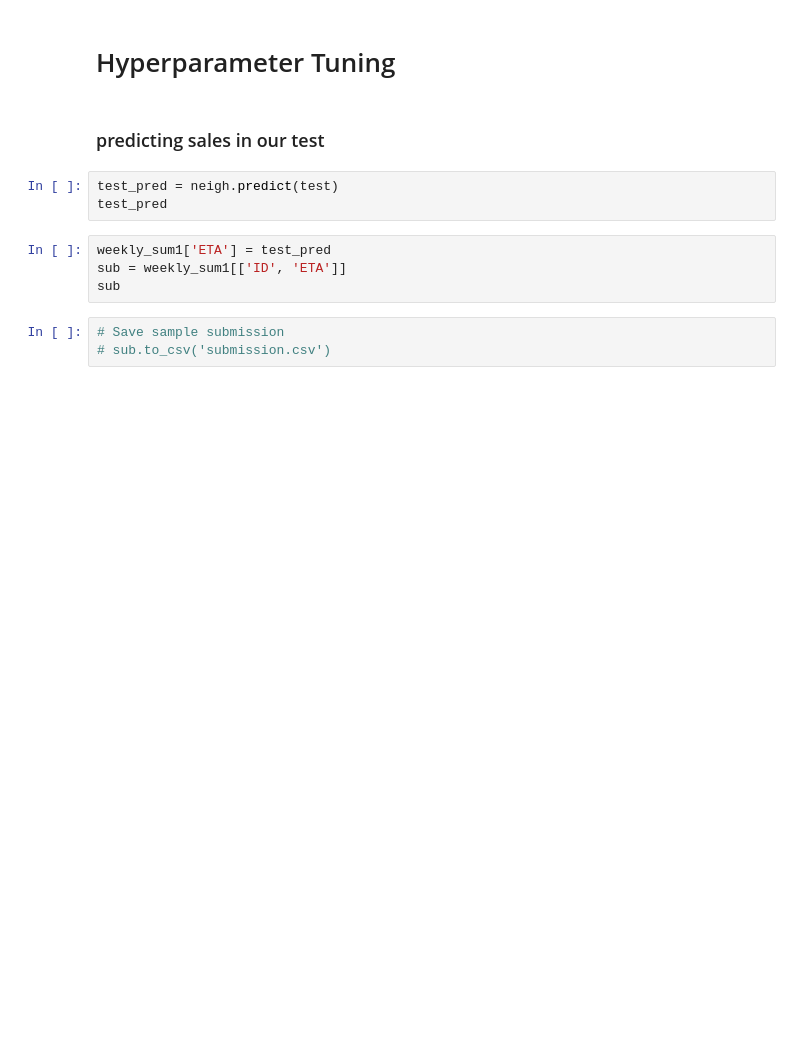
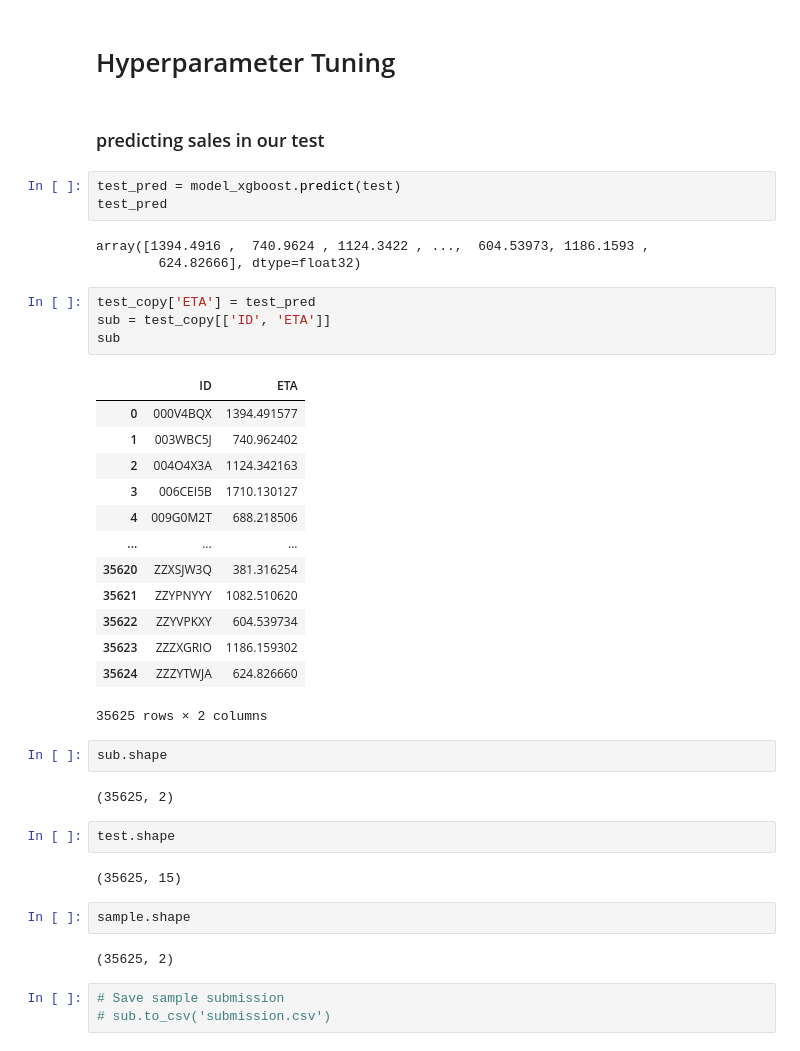
Before and after one commit to ikoghoemmanuell/Yassir-ETA-Prediction, a Jupyter notebook: yassir eta prediction/dev/notebooks/machine learning.ipynb, the cells around one changed output. Cells and saved outputs as stored; diff of their text form; blank space fills up the shorter version.

```diff
--- a/yassir eta prediction/dev/notebooks/machine learning.ipynb
+++ b/yassir eta prediction/dev/notebooks/machine learning.ipynb
@@ -549,12 +506,41 @@ KeyError: "['target'] not found in axis"
 # %% [markdown]
 ### predicting sales in our test
 # %%
-test_pred = neigh.predict(test)
+test_pred = model_xgboost.predict(test)
 test_pred
+# %% [output]
+array([1394.4916 ,  740.9624 , 1124.3422 , ...,  604.53973, 1186.1593 ,
+        624.82666], dtype=float32)
 # %%
-weekly_sum1['ETA'] = test_pred
-sub = weekly_sum1[['ID', 'ETA']]
+test_copy['ETA'] = test_pred
+sub = test_copy[['ID', 'ETA']]
 sub
+# %% [output]
+|  | ID | ETA |
+| 0 | 000V4BQX | 1394.491577 |
+| 1 | 003WBC5J | 740.962402 |
+| 2 | 004O4X3A | 1124.342163 |
+| 3 | 006CEI5B | 1710.130127 |
+| 4 | 009G0M2T | 688.218506 |
+| ... | ... | ... |
+| 35620 | ZZXSJW3Q | 381.316254 |
+| 35621 | ZZYPNYYY | 1082.510620 |
+| 35622 | ZZYVPKXY | 604.539734 |
+| 35623 | ZZZXGRIO | 1186.159302 |
+| 35624 | ZZZYTWJA | 624.826660 |
+35625 rows × 2 columns
+# %%
+sub.shape
+# %% [output]
+(35625, 2)
+# %%
+test.shape
+# %% [output]
+(35625, 15)
+# %%
+sample.shape
+# %% [output]
+(35625, 2)
 # %%
 # Save sample submission
 # sub.to_csv('submission.csv')
```
Also changed, not shown: parts of 37 cells of this notebook, 3 other files.
